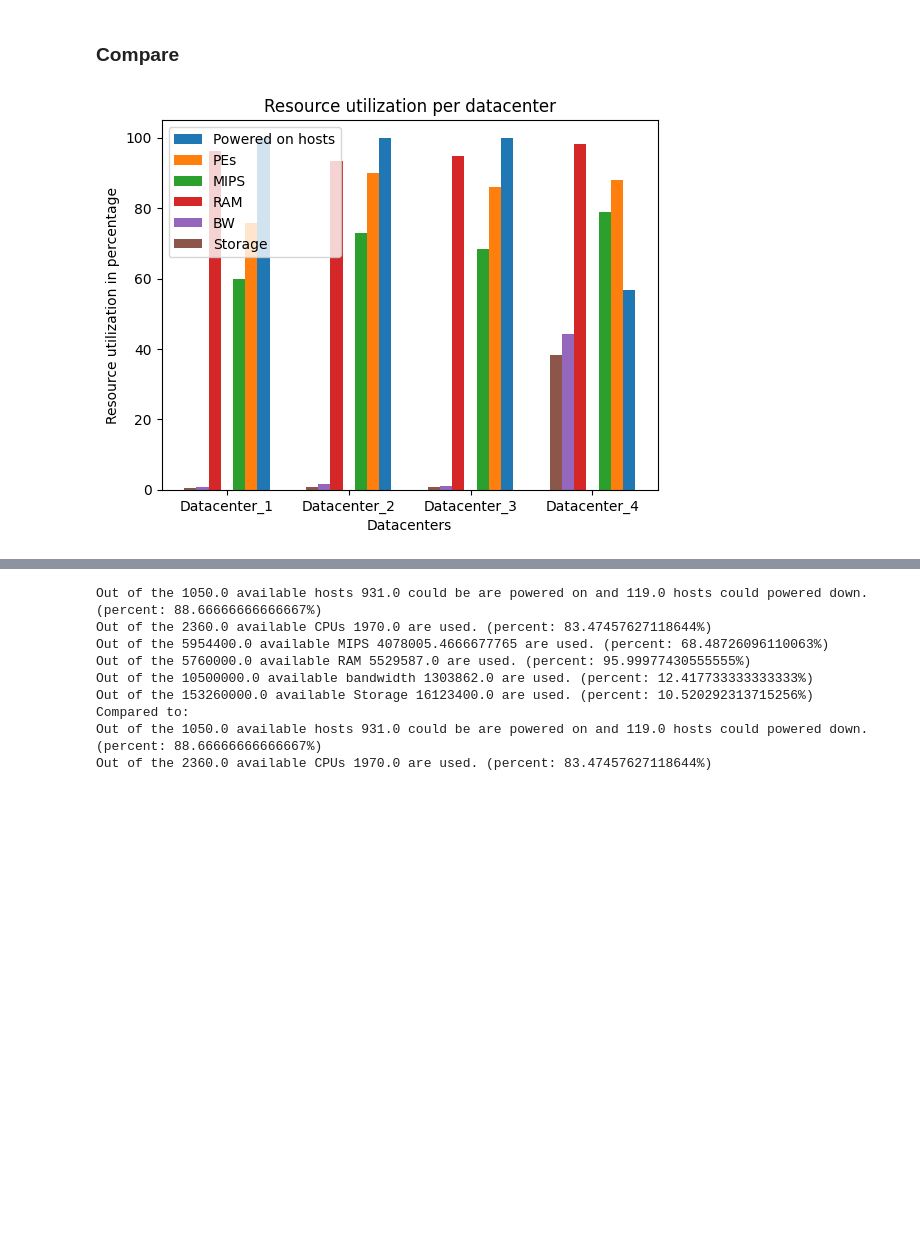
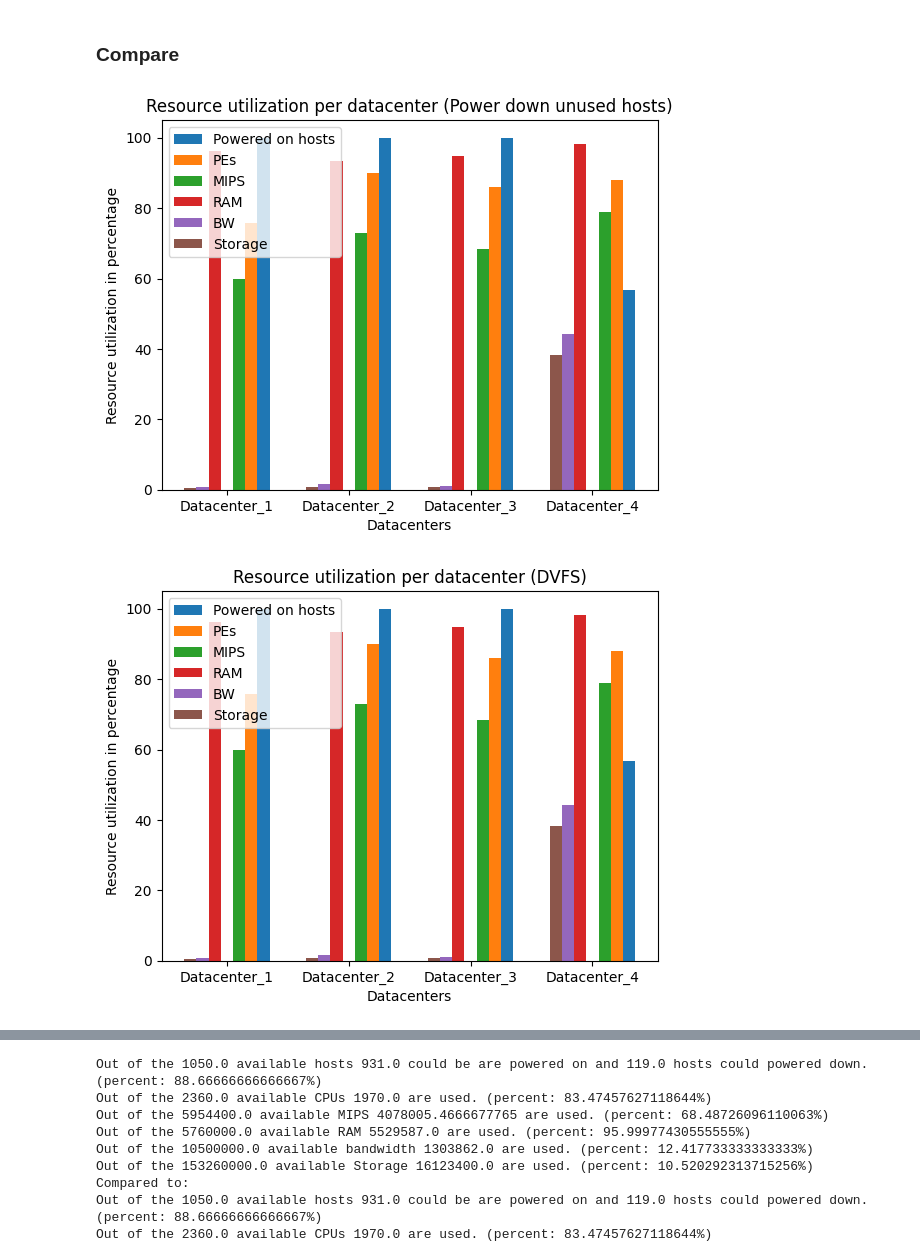
Before and after one commit to KhalidAFarah/cloud-energy-efficiency, a Jupyter notebook: evaluation/resources_utilization.ipynb, the cells around one changed output, grey strips where cells are left out. Saved outputs shown, nothing was run; the diff lists cells and outputs as text; code cells hidden in the pictures; blank space fills up the shorter version.

```diff
--- a/evaluation/resources_utilization.ipynb
+++ b/evaluation/resources_utilization.ipynb
@@ -91,7 +91,7 @@ The cloud providers current computing infrastructure at max can consume 161.32 k
 labels= np.unique(dataset['datacenter_name'])
 power = 0
 power_per_host = np.array([])
-power_per_datacenter = np.array([])
+datacenter_current_power = np.array([])
 
 datacenter_current_hosts_powered_on = np.array([])
 datacenter_current_hosts_powered_off = np.array([])
@@ -103,7 +103,7 @@ datacenter_current_available_bw = np.array([])
 datacenter_current_available_storage = np.array([])
 
 for i in range(len(labels)):
-    # power_per_datacenter = 0
+    # datacenter_current_power = 0
     power_per_host_per_datacenter = np.array([])
     hosts_power_on = 0
     hosts_power_off = 0
@@ -123,7 +123,7 @@ for i in range(len(labels)):
             hosts_power_off += 1
         elif utilization % 0.1 == 0:
             host_power = power_model[utilization * 10]
-            # power_per_datacenter += host_power
+            # datacenter_current_power += host_power
             power_per_host = np.append(power_per_host, host_power)
             power_per_host_per_datacenter = np.append(power_per_host_per_datacenter, host_power)
             hosts_power_on += 1
@@ -142,7 +142,7 @@ for i in range(len(labels)):
             diff = (power_ceil - power_floor) / 10
             host_power = power_floor + diff * (utilization - utilization_floor / 10) * 100
 
-            # power_per_datacenter += host_power
+            # datacenter_current_power += host_power
             power_per_host = np.append(power_per_host, host_power)
             power_per_host_per_datacenter = np.append(power_per_host_per_datacenter, host_power)
             hosts_power_on += 1
@@ -153,7 +153,7 @@ for i in range(len(labels)):
             bw += sample['available_bw']
             storage += sample['available_storage']
 
-    power_per_datacenter = np.append(power_per_datacenter, np.sum(power_per_host_per_datacenter))
+    datacenter_current_power = np.append(datacenter_current_power, np.sum(power_per_host_per_datacenter))
     power += np.sum(power_per_host_per_datacenter)
 
     datacenter_current_hosts_powered_on = np.append(datacenter_current_hosts_powered_on, hosts_power_on)
@@ -165,14 +165,14 @@ for i in range(len(labels)):
     datacenter_current_available_bw = np.append(datacenter_current_available_bw, bw)
     datacenter_current_available_storage = np.append(datacenter_current_available_storage, storage)
 
-    print(f"The datacenter '{labels[i]}' current computing infrastructure is consuming {(power_per_datacenter * 1)/1000} kilo watts per hour")
+    print(f"The datacenter '{labels[i]}' current computing infrastructure is consuming {(np.sum(power_per_host_per_datacenter) * 1)/1000} kilo joules per second")
     plt.plot(np.arange(0, len(power_per_host_per_datacenter)), (power_per_host_per_datacenter*1))
 
     plt.ylim((0, max(power_per_host_per_datacenter)+10))
     plt.xlabel("Hosts")
-    plt.ylabel("Energy consumption (Wh)")
-    plt.title(f"Energy consumption (Wh) per host at {labels[i]}")
+    plt.ylabel("Energy consumption (kJ/s)")
+    plt.title(f"Energy consumption (kJ/s) per host at {labels[i]}")
     plt.show()
 
-print(f"The cloud providers current computing infrastructure at max can consume {(power * 1)/1000} kilo watts per hour")
+print(f"The cloud providers current computing infrastructure at max can consume {(np.sum(datacenter_current_power) * 1)/1000} kilo joules per second")
 # %% [output]
@@ -353,27 +484,50 @@ The cloud providers current computing infrastructure at max can consume 124.4688
 # %%
 x = np.arange(len(labels))
 datacenter_used_power_down_hosts_pes = np.subtract(datacenter_total_pes, datacenter_power_down_hosts_available_pes)
 datacenter_used_power_down_hosts_mips = np.subtract(datacenter_total_mips, datacenter_power_down_hosts_available_mips)
 datacenter_used_power_down_hosts_ram = np.subtract(datacenter_total_ram, datacenter_power_down_hosts_available_ram)
 datacenter_used_power_down_hosts_bw = np.subtract(datacenter_total_bw, datacenter_power_down_hosts_available_bw)
 datacenter_used_power_down_hosts_storage = np.subtract(datacenter_total_storage, datacenter_power_down_hosts_available_storage)
 
 bar_width = 0.2
 plt.bar(x + bar_width + bar_width / 2, np.divide(datacenter_hosts_powered_on, datacenter_hosts)*100, bar_width/2, label="Powered on hosts")
 plt.bar(x + bar_width, np.divide(datacenter_used_power_down_hosts_pes, datacenter_total_pes)*100, bar_width/2, label="PEs")
 plt.bar(x + bar_width / 2, np.divide(datacenter_used_power_down_hosts_mips, datacenter_total_mips)*100, bar_width/2, label="MIPS")
 plt.bar(x - bar_width / 2, np.divide(datacenter_used_power_down_hosts_ram, datacenter_total_ram)*100, bar_width/2, label="RAM")
 plt.bar(x - bar_width, np.divide(datacenter_used_power_down_hosts_bw, datacenter_total_bw)*100, bar_width/2, label="BW")
 plt.bar(x - bar_width - bar_width / 2, np.divide(datacenter_used_power_down_hosts_storage, datacenter_total_storage)*100, bar_width/2, label="Storage")
 
 plt.xticks(x, labels)
 plt.xlabel("Datacenters")
 plt.ylabel("Resource utilization in percentage")
-plt.title("Resource utilization per datacenter")
+plt.title("Resource utilization per datacenter (Power down unused hosts)")
 plt.legend()
 plt.show()
+
+x = np.arange(len(labels))
+datacenter_used_dvfs_pes = np.subtract(datacenter_total_pes, datacenter_dvfs_available_pes)
+datacenter_used_dvfs_mips = np.subtract(datacenter_total_mips, datacenter_dvfs_available_mips)
+datacenter_used_dvfs_ram = np.subtract(datacenter_total_ram, datacenter_dvfs_available_ram)
+datacenter_used_dvfs_bw = np.subtract(datacenter_total_bw, datacenter_dvfs_available_bw)
+datacenter_used_dvfs_storage = np.subtract(datacenter_total_storage, datacenter_dvfs_available_storage)
+
+bar_width = 0.2
+plt.bar(x + bar_width + bar_width / 2, np.divide(datacenter_hosts_powered_on, datacenter_hosts)*100, bar_width/2, label="Powered on hosts")
+plt.bar(x + bar_width, np.divide(datacenter_used_dvfs_pes, datacenter_total_pes)*100, bar_width/2, label="PEs")
+plt.bar(x + bar_width / 2, np.divide(datacenter_used_dvfs_mips, datacenter_total_mips)*100, bar_width/2, label="MIPS")
+plt.bar(x - bar_width / 2, np.divide(datacenter_used_dvfs_ram, datacenter_total_ram)*100, bar_width/2, label="RAM")
+plt.bar(x - bar_width, np.divide(datacenter_used_dvfs_bw, datacenter_total_bw)*100, bar_width/2, label="BW")
+plt.bar(x - bar_width - bar_width / 2, np.divide(datacenter_used_dvfs_storage, datacenter_total_storage)*100, bar_width/2, label="Storage")
+
+plt.xticks(x, labels)
+plt.xlabel("Datacenters")
+plt.ylabel("Resource utilization in percentage")
+plt.title("Resource utilization per datacenter (DVFS)")
+plt.legend()
+plt.show()
 # %% [output]
-[figure, old version]
+[figure, new version]
+[figure, added]
 # %%
 labels = np.unique(dataset['datacenter_name'])
 print(f"Saved energy consumption:")
```
Also changed, not shown: parts of 7 cells of this notebook, 8 other files.
